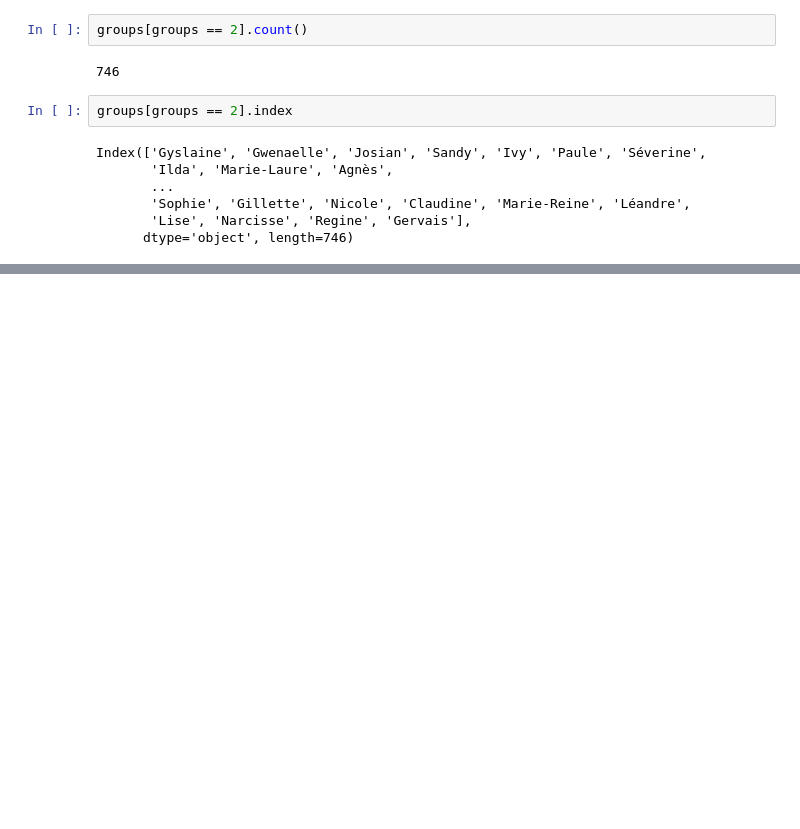
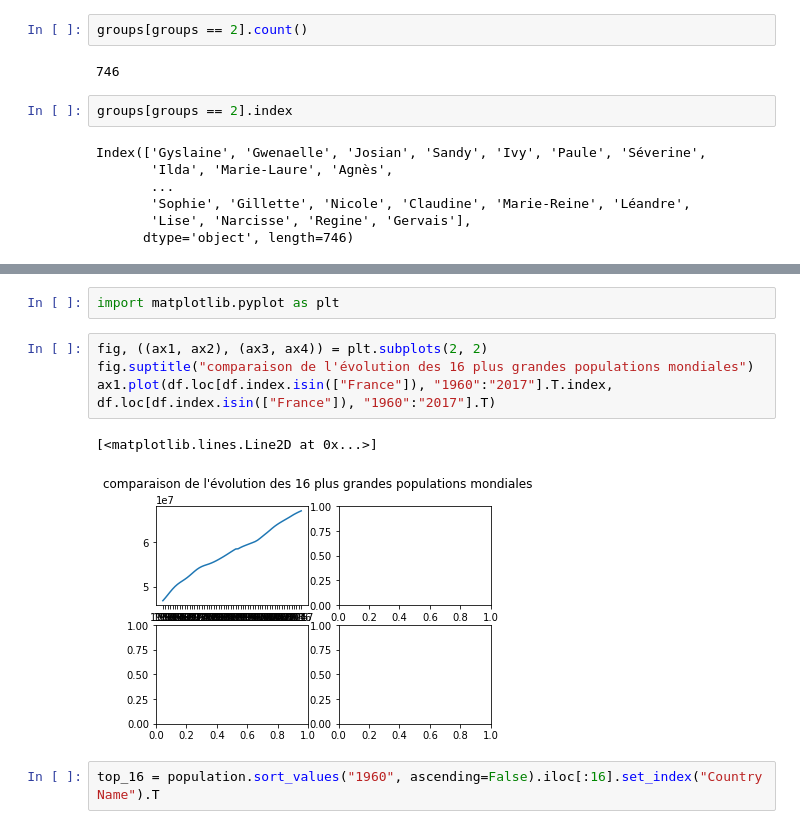
Before and after one commit to Bl3f/amse2021, a Jupyter notebook: Groupe-A/Day 3 - Pandas - 2021-03-19.ipynb, the cells around one changed output, grey strips where cells are left out. Cells and saved outputs as stored; diff of their text form; blank space fills up the shorter version.

```diff
--- a/Groupe-A/Day 3 - Pandas - 2021-03-19.ipynb
+++ b/Groupe-A/Day 3 - Pandas - 2021-03-19.ipynb
@@ -793,0 +919,11 @@ ModuleNotFoundError: No module named 'seaborn'
+# %%
+import matplotlib.pyplot as plt
+# %%
+fig, ((ax1, ax2), (ax3, ax4)) = plt.subplots(2, 2)
+fig.suptitle("comparaison de l'évolution des 16 plus grandes populations mondiales")
+ax1.plot(df.loc[df.index.isin(["France"]), "1960":"2017"].T.index, df.loc[df.index.isin(["France"]), "1960":"2017"].T)
+# %% [output]
+[<matplotlib.lines.Line2D at 0x...>]
+[figure, added]
+# %%
+top_16 = population.sort_values("1960", ascending=False).iloc[:16].set_index("Country Name").T
```
Also changed, not shown: parts of 67 cells of this notebook.
